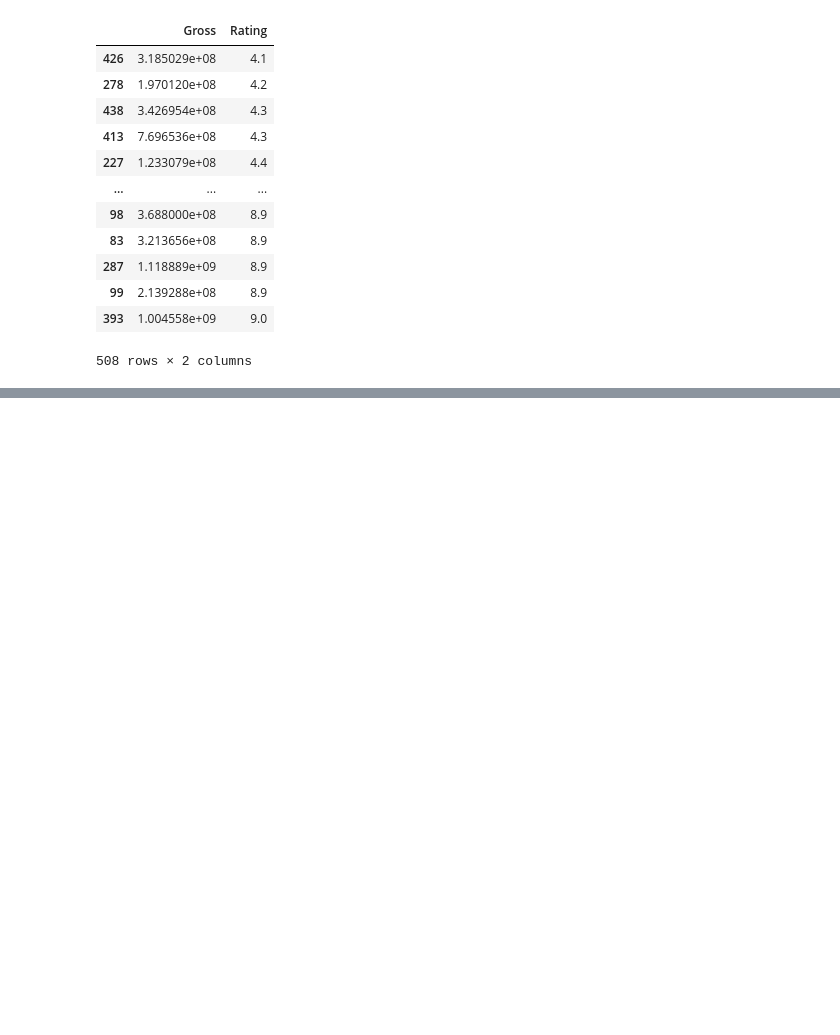
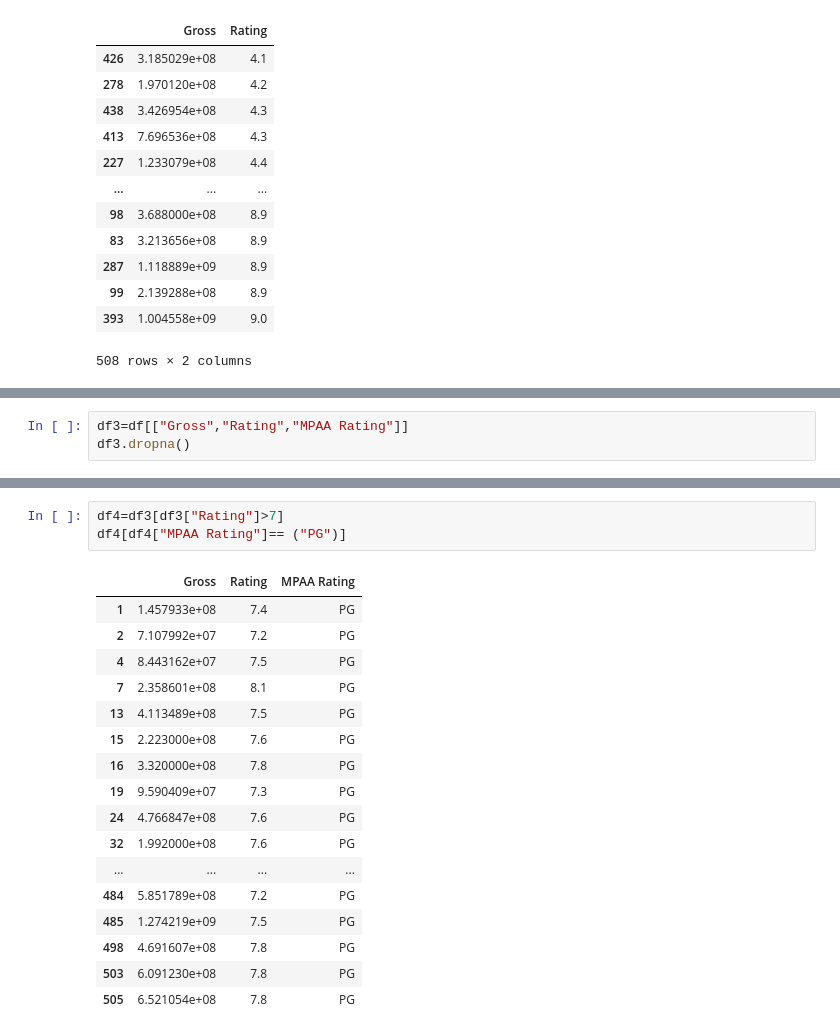
Before and after one commit to MieveO/python-intro, a Jupyter notebook: Panda pounding.ipynb, the cells around one changed output, grey strips where cells are left out. Drawn from its saved outputs; the diff is of its cells as text; blank space fills up the shorter version.

Commit message:
Gross above 5mil with rating above 7 with PG

```diff
--- a/Panda pounding.ipynb
+++ b/Panda pounding.ipynb
@@ -210,0 +215,3 @@ print (df1)
+# %%
+df3=df[["Gross","Rating","MPAA Rating"]]
+df3.dropna()
@@ -210,0 +248,21 @@ print (df1)
+# %%
+df4=df3[df3["Rating"]>7]
+df4[df4["MPAA Rating"]== ("PG")]
+# %% [output]
+|  | Gross | Rating | MPAA Rating |
+| 1 | 1.457933e+08 | 7.4 | PG |
+| 2 | 7.107992e+07 | 7.2 | PG |
+| 4 | 8.443162e+07 | 7.5 | PG |
+| 7 | 2.358601e+08 | 8.1 | PG |
+| 13 | 4.113489e+08 | 7.5 | PG |
+| 15 | 2.223000e+08 | 7.6 | PG |
+| 16 | 3.320000e+08 | 7.8 | PG |
+| 19 | 9.590409e+07 | 7.3 | PG |
+| 24 | 4.766847e+08 | 7.6 | PG |
+| 32 | 1.992000e+08 | 7.6 | PG |
+| ... | ... | ... | ... |
+| 484 | 5.851789e+08 | 7.2 | PG |
+| 485 | 1.274219e+09 | 7.5 | PG |
+| 498 | 4.691607e+08 | 7.8 | PG |
+| 503 | 6.091230e+08 | 7.8 | PG |
+| 505 | 6.521054e+08 | 7.8 | PG |
```
Also changed, not shown: parts of 7 cells of this notebook.
